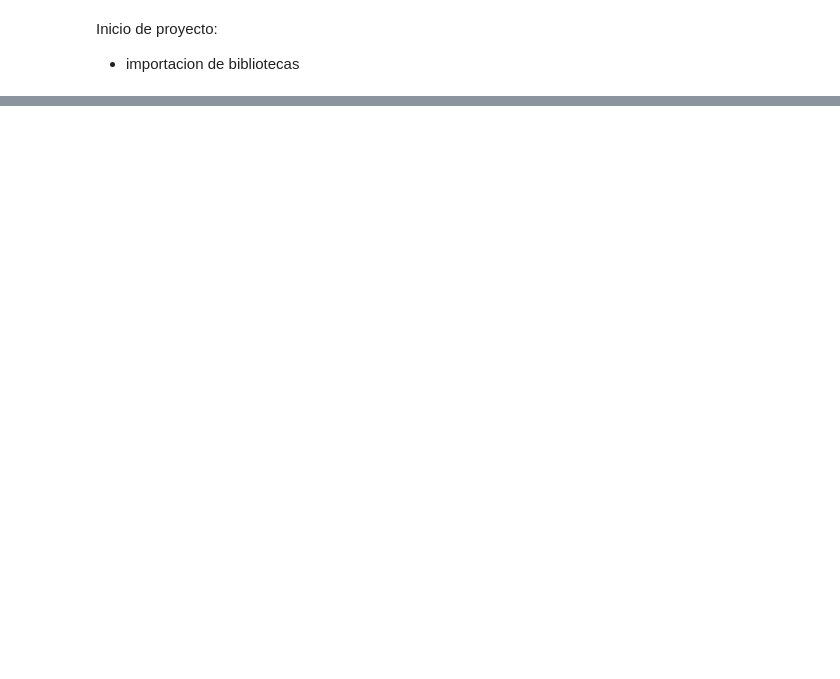
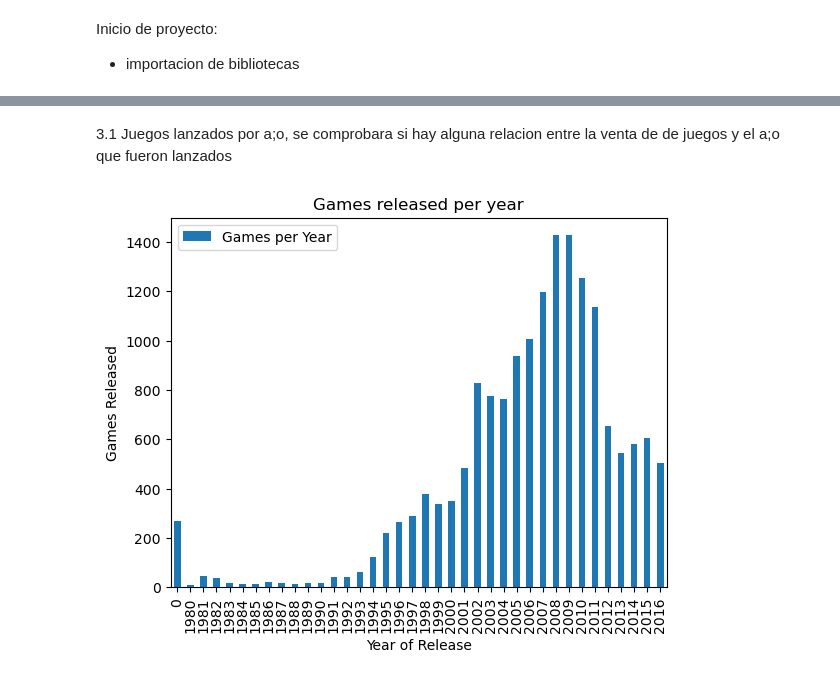
Before and after one commit to ArqJuan/Sprint6, a Jupyter notebook: Notebook_Sprint6.ipynb, the cells around one changed output, grey strips where cells are left out. Drawn from its saved outputs; the diff is of its cells as text; code cells hidden in the pictures; blank space fills up the shorter version.

```diff
--- a/Notebook_Sprint6.ipynb
+++ b/Notebook_Sprint6.ipynb
@@ -13,11 +15,6 @@ import seaborn as sns
 games_df = pd.read_csv('games.csv')
 #Cambiando titulos de columnas a minusculas
 games_df.columns = games_df.columns.str.lower()
-
-
-#==========comprobacion datos antes de cambios==============
-games_df.info()
-print(games_df.isna().sum())
 
 #============== retrabajos columnas================
 #trabajo columna 'name'
@@ -47,10 +44,8 @@ display(games_df[(games_df['user_score']=='tbd')])
 games_df['rating'].fillna('NR', inplace=True)
 
 #Columna de ventas totales
-games_df['total_sales'] = games_df['na_sales']+games_df['jp_sales']+games_df['eu_sales']
+games_df['total_sales'] = games_df['na_sales']+games_df['jp_sales']+games_df['eu_sales'] + games_df['other_sales']
 
-#=============comprobacion datos despues de cambios =========
-display(games_df.sample(30))
-games_df.info()
-print(games_df.isna().sum())
+
+#=============comprobacion datos despues de cambios =========#
 # %% [output]
@@ -108,0 +61,10 @@ dtype: int64
+# %% [markdown]
+3.1 Juegos lanzados por a;o, se comprobara si hay alguna relacion entre la venta de de juegos y el a;o que fueron lanzados
+# %%
+games_released_table = pd.pivot_table(games_df, index= 'year_of_release', values= 'name', aggfunc='count')
+games_released_table.plot(kind='bar',xlabel='Year of Release',ylabel='Games Released',title='Games released per year')
+plt.legend(['Games per Year'])
+
+plt.show()
+# %% [output]
+[figure, added]
```
Also changed, not shown: parts of 7 cells of this notebook.
